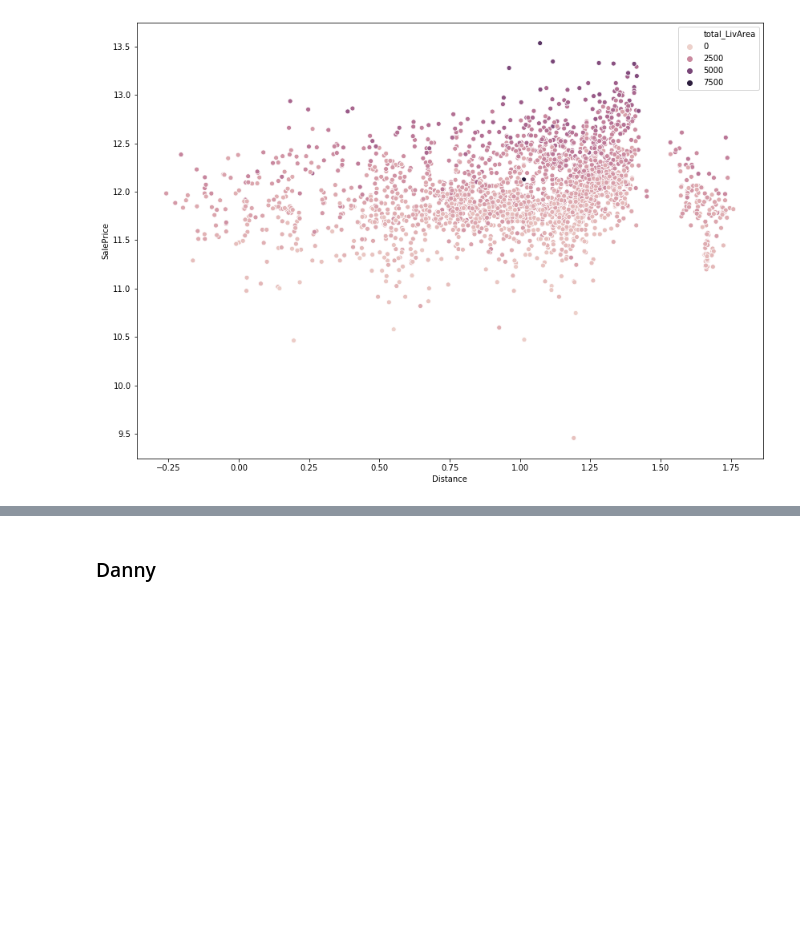
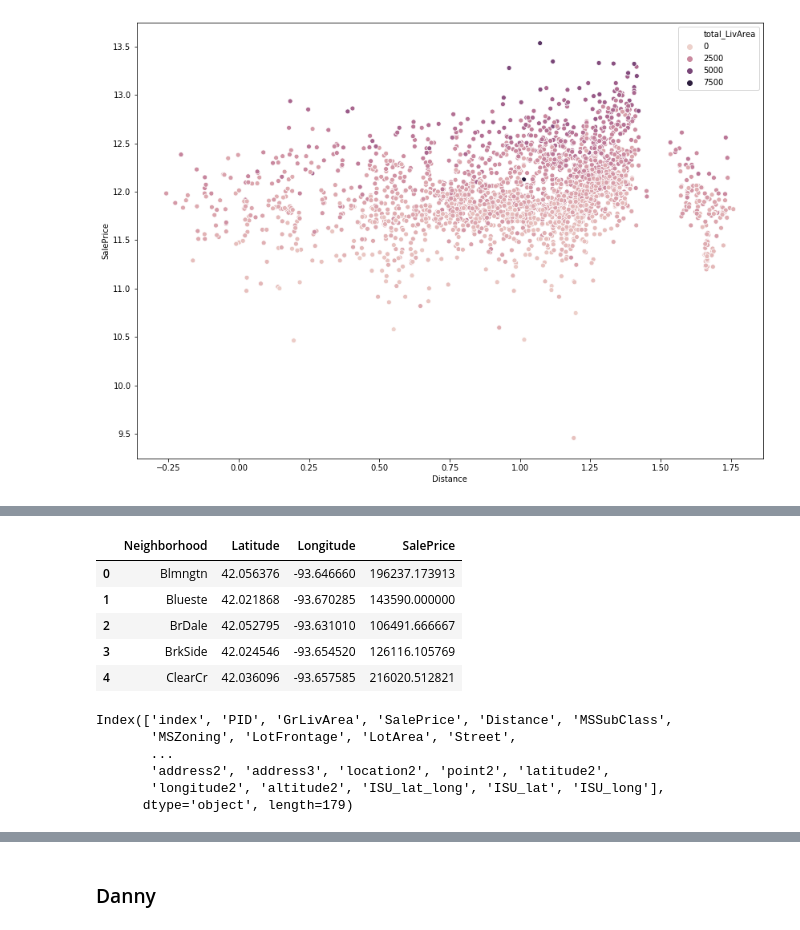
Before and after one commit to danieljinchoy/ames_housing_ml, a Jupyter notebook: EDA.ipynb, the cells around one changed output, grey strips where cells are left out. Drawn from its saved outputs; the diff is of its cells as text; code cells hidden in the pictures; blank space fills up the shorter version.

```diff
--- a/EDA.ipynb
+++ b/EDA.ipynb
@@ -162,0 +189,37 @@ sns.scatterplot(x = log_distance, y = log_SalePrice , hue = 'total_LivArea', dat
+# %%
+geo_heatmap = {
+    'Neighborhood' : ['Blmngtn', 'Blueste', 'BrDale', 'BrkSide', 'ClearCr', 'CollgCr', 'Crawfor', 'Edwards',\
+        'Gilbert', 'IDOTRR', 'MeadowV', 'Mitchel', 'NAmes', 'NoRidge', 'NPkVill', 'NridgHt', 'NWAmes','OldTown',\
+        'SWISU','Sawyer','SawyerW', 'Somerst', 'StoneBr', 'Timber','Veenker', 'Greens'],\
+    'Latitude' : [42.0563761, 42.0218678, 42.052795, 42.024546, 42.0360959, 42.0214232, 42.028025, 42.0154024,\
+        42.1068177, 42.0204395, 41.997282, 41.9903084, 42.046618, 42.048164, 42.0258352, 42.0597732, 42.0457802,\
+        42.029046, 42.0266187, 42.0295218, 42.034611, 42.0508817, 42.0595539, 41.9999732, 42.0413042, 42.001350383364695],\
+    'Longitude' : [-93.6466598, -93.6702853, -93.6310097, -93.6545201, -93.6575849, -93.6584089, -93.6093286,
+        -93.6875441, -93.6553512, -93.6243787, -93.6138098, -93.603242, -93.6362807, -93.6496766, -93.6613958,
+        -93.65166, -93.6472075, -93.6165288, -93.6486541, -93.7102833, -93.7024257, -93.6485768, -93.6365891,
+        -93.6518812, -93.6524905, -93.6446034587931]
+}
+# %%
+ames_neighborhood = set(ames_df['Neighborhood'].tolist())
+
+geo_dataframe = pd.DataFrame.from_dict(geo_heatmap)
+
+geo_dataframe = geo_dataframe[geo_dataframe['Neighborhood'].isin(ames_neighborhood)]
+
+geo_dataframe["SalePrice"] = pd.Series(ames_df.groupby(["Neighborhood"]).mean()["SalePrice"].values,\
+                                       index = geo_dataframe.index)
+
+import folium
+from folium.plugins import HeatMap
+
+max_amount = float(geo_dataframe['SalePrice'].max())
+hmap = folium.Map(location = [42.045042,-93.6473567], zoom_start = 12)
+hm_wide = HeatMap(list(zip(geo_dataframe.Latitude.values, geo_dataframe.Longitude.values,\
+                              geo_dataframe.SalePrice.values)),
+                   min_opacity = 0.4,
+                   max_val = max_amount,
+                       radius = 40,
+                   blur = 20,
+                   max_zoom = 1
+                  )
+hmap.add_child(hm_wide)
@@ -162,0 +228,18 @@ sns.scatterplot(x = log_distance, y = log_SalePrice , hue = 'total_LivArea', dat
+# %%
+geo_dataframe.head()
+# %% [output]
+|  | Neighborhood | Latitude | Longitude | SalePrice |
+| 0 | Blmngtn | 42.056376 | -93.646660 | 196237.173913 |
+| 1 | Blueste | 42.021868 | -93.670285 | 143590.000000 |
+| 2 | BrDale | 42.052795 | -93.631010 | 106491.666667 |
+| 3 | BrkSide | 42.024546 | -93.654520 | 126116.105769 |
+| 4 | ClearCr | 42.036096 | -93.657585 | 216020.512821 |
+# %%
+ames_df.columns
+# %% [output]
+Index(['index', 'PID', 'GrLivArea', 'SalePrice', 'Distance', 'MSSubClass',
+       'MSZoning', 'LotFrontage', 'LotArea', 'Street',
+       ...
+       'address2', 'address3', 'location2', 'point2', 'latitude2',
+       'longitude2', 'altitude2', 'ISU_lat_long', 'ISU_lat', 'ISU_long'],
+      dtype='object', length=179)
```
Also changed, not shown: parts of 12 cells of this notebook.
